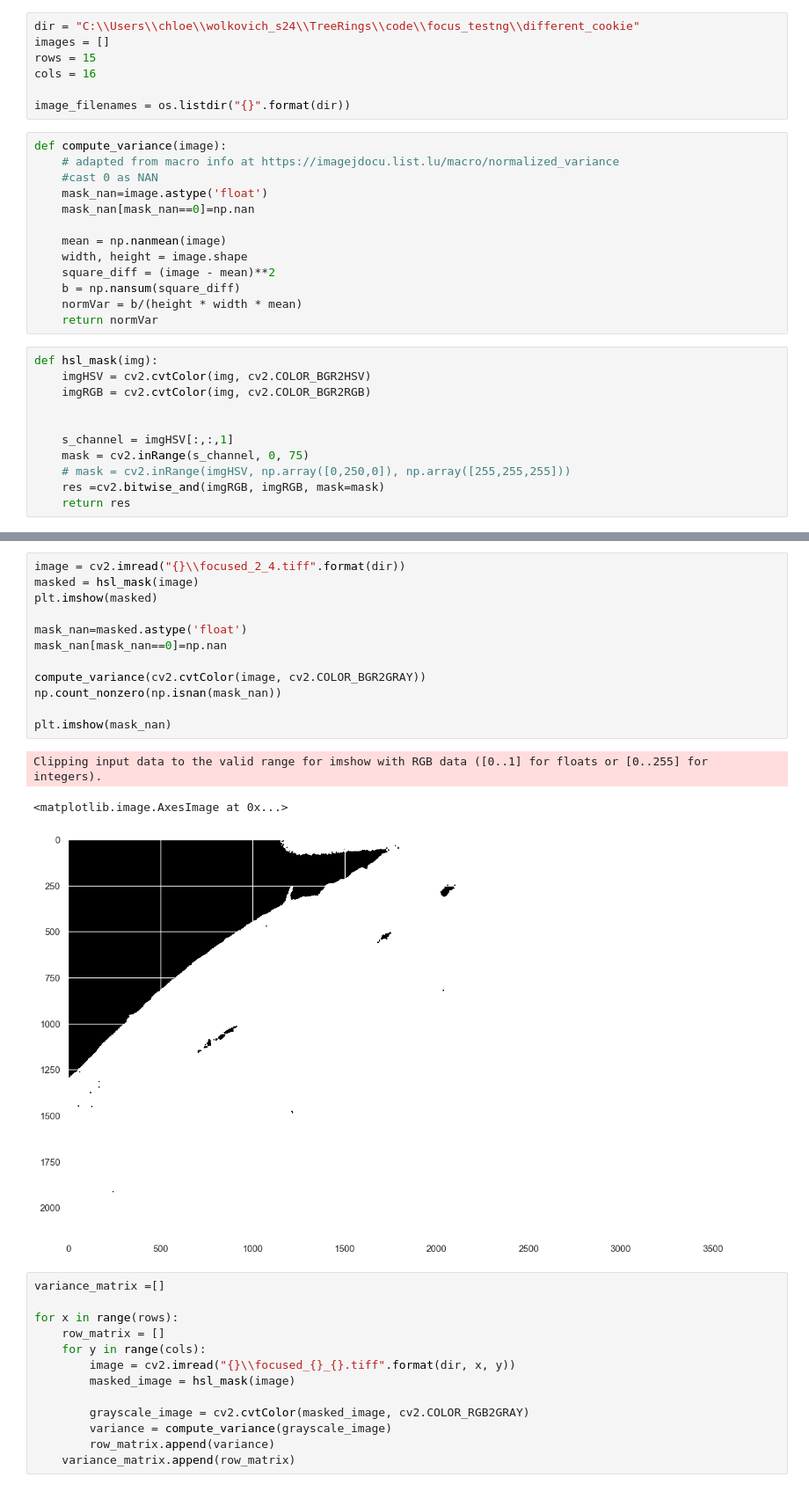
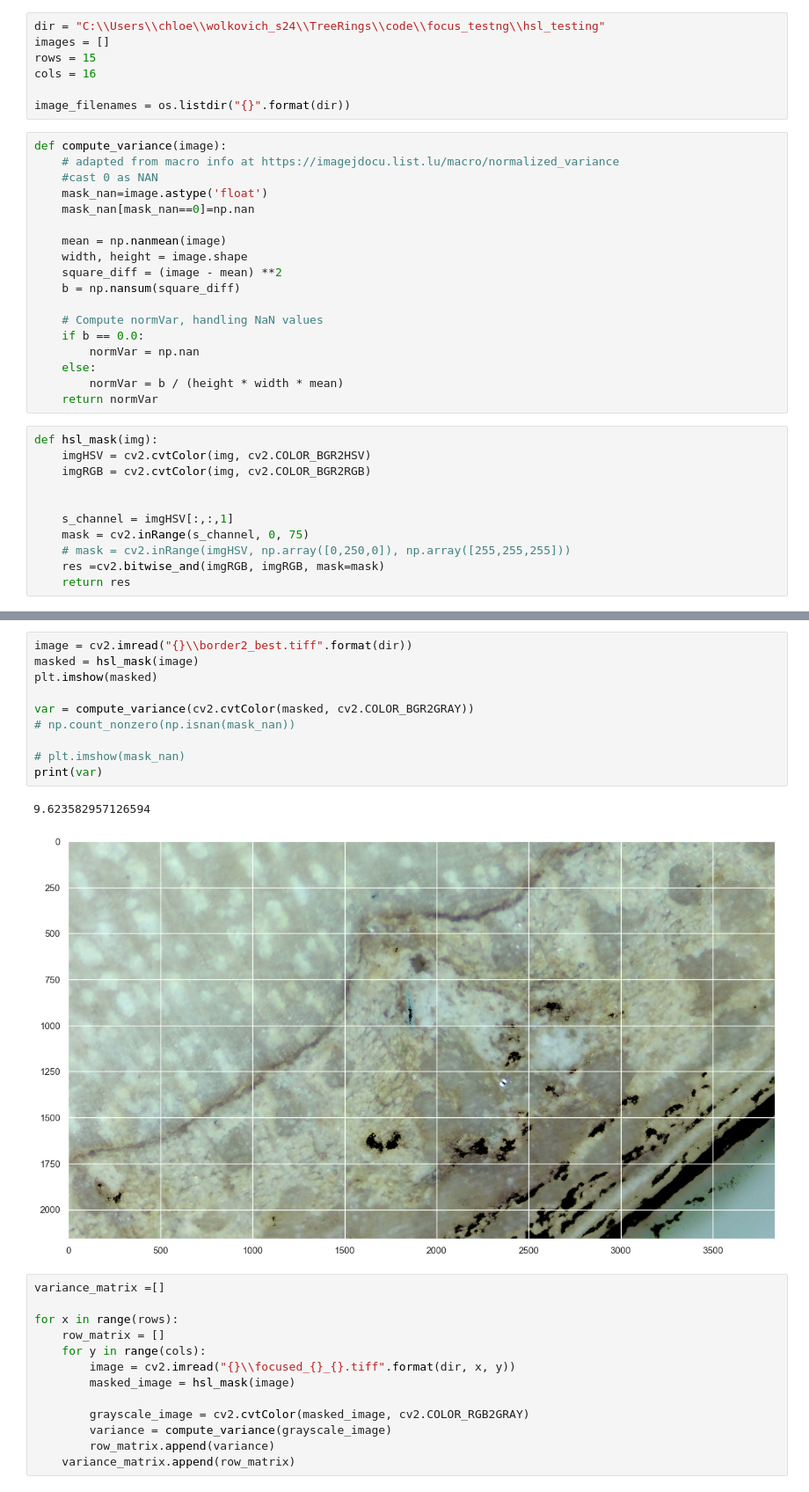
Before and after one commit to temporalecologylab/TreeRings, a Jupyter notebook: code/focus_testng/variance_heatmap.ipynb, the cells around one changed output, grey strips where cells are left out. Shown at 88% size. Drawn from its saved outputs; the diff is of its cells as text.

```diff
--- a/code/focus_testng/variance_heatmap.ipynb
+++ b/code/focus_testng/variance_heatmap.ipynb
@@ -5,7 +5,7 @@ import os
 import cv2
 import seaborn as sns
 # %%
-dir = "C:\\Users\\chloe\\wolkovich_s24\\TreeRings\\code\\focus_testng\\different_cookie"
+dir = "C:\\Users\\chloe\\wolkovich_s24\\TreeRings\\code\\focus_testng\\hsl_testing"
 images = []
 rows = 15
 cols = 16
@@ -20,9 +20,14 @@ def compute_variance(image):
 
     mean = np.nanmean(image)
     width, height = image.shape
-    square_diff = (image - mean)**2
+    square_diff = (image - mean) **2
     b = np.nansum(square_diff)
-    normVar = b/(height * width * mean)
+
+    # Compute normVar, handling NaN values
+    if b == 0.0:
+        normVar = np.nan
+    else:
+        normVar = b / (height * width * mean)
     return normVar
 # %%
 def hsl_mask(img):
@@ -38,19 +59,16 @@ def hsl_mask(img):
 # %%
-image = cv2.imread("{}\\focused_2_4.tiff".format(dir))
+image = cv2.imread("{}\\border2_best.tiff".format(dir))
 masked = hsl_mask(image)
 plt.imshow(masked)
 
-mask_nan=masked.astype('float')
-mask_nan[mask_nan==0]=np.nan
+var = compute_variance(cv2.cvtColor(masked, cv2.COLOR_BGR2GRAY))
+# np.count_nonzero(np.isnan(mask_nan))
 
-compute_variance(cv2.cvtColor(image, cv2.COLOR_BGR2GRAY))
-np.count_nonzero(np.isnan(mask_nan))
-
-plt.imshow(mask_nan)
+# plt.imshow(mask_nan)
+print(var)
 # %% [output]
-Clipping input data to the valid range for imshow with RGB data ([0..1] for floats or [0..255] for integers).
+9.623582957126594
-<matplotlib.image.AxesImage at 0x...>
-[figure, old version]
+[figure, new version]
 # %%
 variance_matrix =[]
 
```
Also changed, not shown: parts of 2 cells of this notebook, 3 other files.
